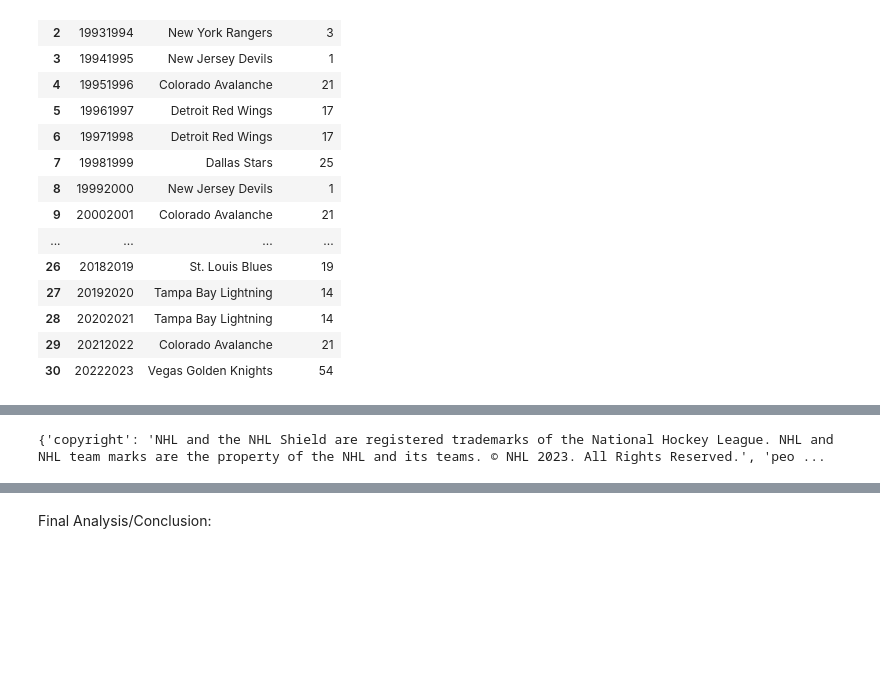
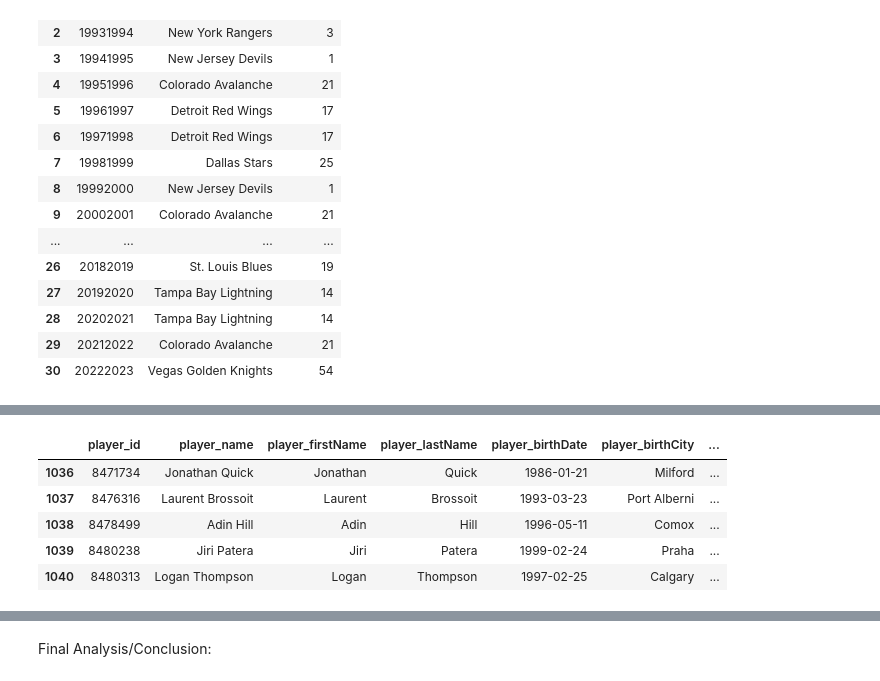
Before and after one commit to joeldemontigny/project-sports-analytics-NHL-2.0, a Jupyter notebook: project-sports-analytics-NHL_Project_3.ipynb, the cells around one changed output, grey strips where cells are left out. Cells and saved outputs as stored; diff of their text form; code cells hidden in the pictures; blank space fills up the shorter version.

```diff
--- a/project-sports-analytics-NHL_Project_3.ipynb
+++ b/project-sports-analytics-NHL_Project_3.ipynb
@@ -275,27 +192,59 @@ losing_df.head()
 # %%
 
 # Player Profile - Winning Team per Season
+# Code by Ron Brennan
 
-base_url = "https://statsapi.web.nhl.com/api/v1/people/{}"
-player_ages = []
-player_nationalities = []
+player_info_url = "https://statsapi.web.nhl.com/api/v1/people/{}"
+player_info = []
+player_statistics = []
 
 for index, row in winning_df.iterrows():
-    player_id = row["Player ID"]
-    url = base_url.format(player_id)
+    player_nhl_id = row["Player ID"]
+    url = player_info_url.format(player_nhl_id)
     response = requests.get(url)
     data = response.json()
 
-    player_age = data['people'][0]['birthDate']
-    player_nationality = data['people'][0]['nationality']
-    player_birthyear_yyyy = player_age[:4]
-    winning_season_yyyy = row["Season"][4:]
+    for players in data["people"]:
+            try:
+                player_id = players["id"]
+                person = players["fullName"]
+                player_firstName = players["firstName"]
+                player_lastName = players["lastName"]
+                player_birthDate = players["birthDate"]
+                player_birthCity = players["birthCity"]
+                player_birthStateProvince = players["birthStateProvince"]
+                player_birthCountry = players["birthCountry"]
+                player_nationality = players["nationality"]
+                player_height = players["height"]
+                player_weight = players["weight"]
+                player_shootsCatches = players["shootsCatches"]
+                player_primaryPositionCode = players["primaryPosition"]["code"]
+            except Exception as e:
+                 pass
 
-    winning_age = (int(winning_season_yyyy)) - (int(player_birthyear_yyyy))
+            player_info.append({
+                    "player_id":player_id,
+                    "player_name":person,
+                    "player_firstName":player_firstName,
+                    "player_lastName":player_lastName,
+                    "player_birthDate":player_birthDate,
+                    "player_birthCity":player_birthCity,
+                    "player_birthStateProvince":player_birthStateProvince,
+                    "player_birthCountry":player_birthCountry,
+                    "player_nationality":player_nationality,
+                    "player_height":player_height,
+                    "player_weight":player_weight,
+                    "player_shootsCatches":player_shootsCatches,
+                    "player_primaryPositionCode":player_primaryPositionCode
+                })
 
-    player_ages.append(winning_age)
-    player_nationalities.append(player_nationality)
-print(data)
+player_information = pd.DataFrame(player_info)
+player_information.tail()
 # %% [output]
-{'copyright': 'NHL and the NHL Shield are registered trademarks of the National Hockey League. NHL and NHL team marks are the property of the NHL and its teams. © NHL 2023. All Rights Reserved.', 'peo ...
+|  | player_id | player_name | player_firstName | player_lastName | player_birthDate | player_birthCity | ... |
+| 1036 | 8471734 | Jonathan Quick | Jonathan | Quick | 1986-01-21 | Milford | ... |
+| 1037 | 8476316 | Laurent Brossoit | Laurent | Brossoit | 1993-03-23 | Port Alberni | ... |
+| 1038 | 8478499 | Adin Hill | Adin | Hill | 1996-05-11 | Comox | ... |
+| 1039 | 8480238 | Jiri Patera | Jiri | Patera | 1999-02-24 | Praha | ... |
+| 1040 | 8480313 | Logan Thompson | Logan | Thompson | 1997-02-25 | Calgary | ... |
 # %%
```
Also changed, not shown: parts of 13 cells of this notebook.
